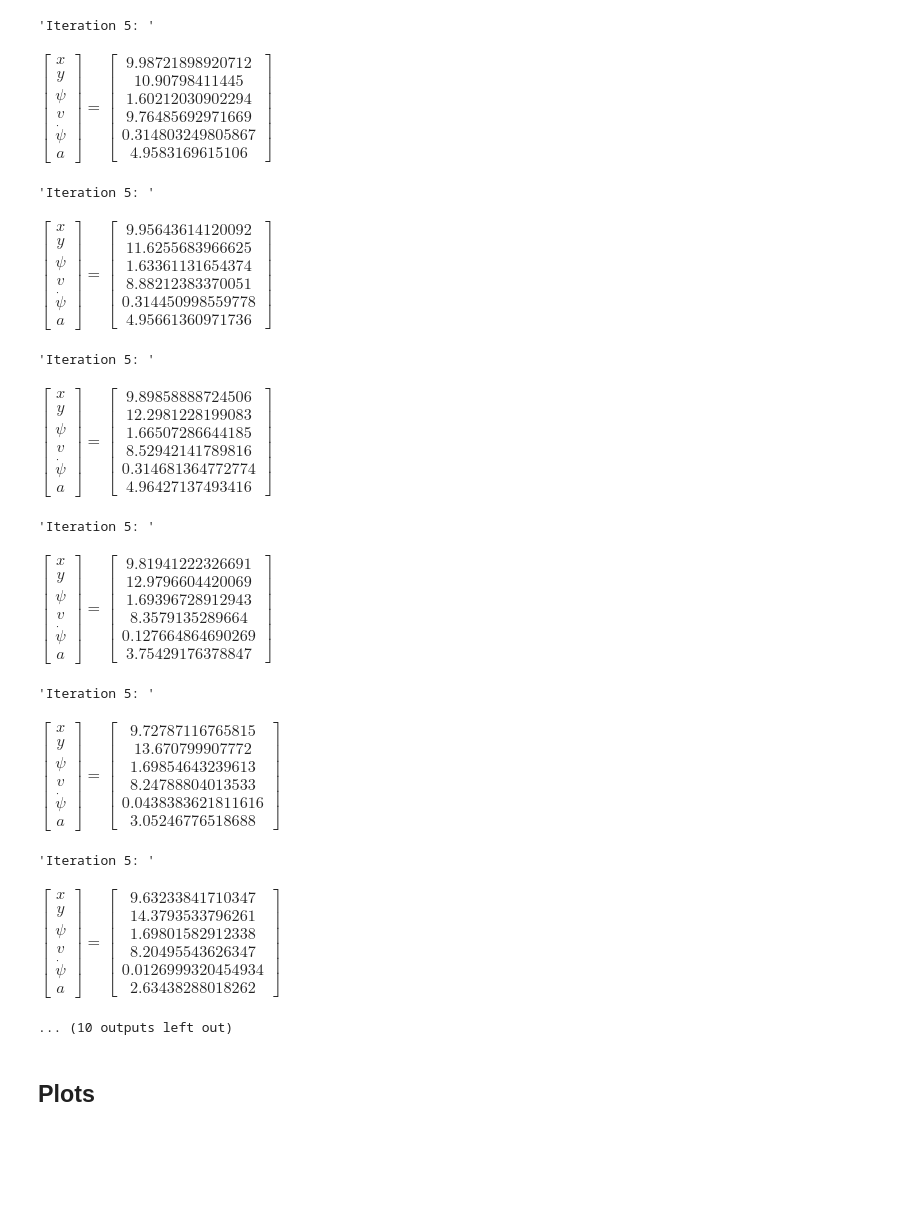
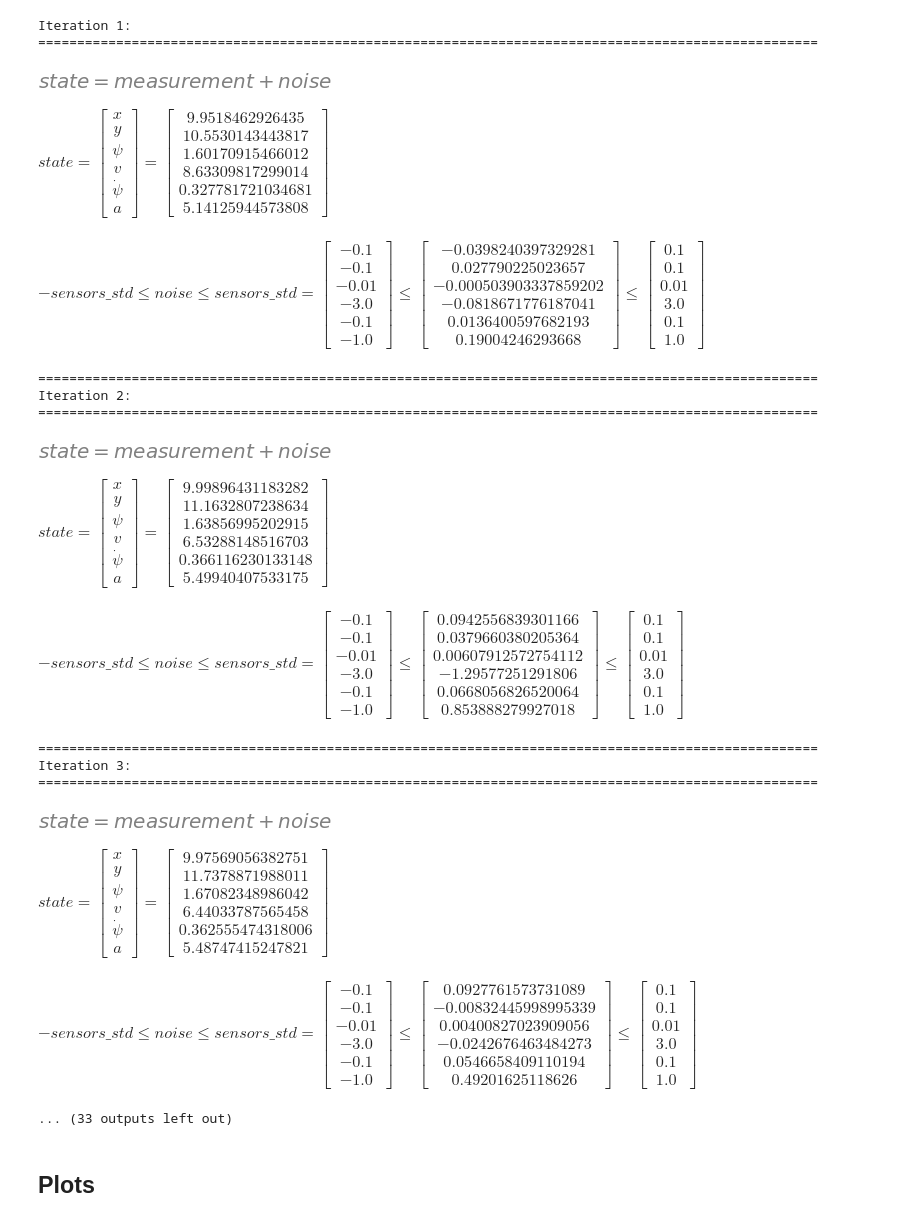
Before and after one commit to icaropires/objectlevel_fusion, a Jupyter notebook: utils/draft_EKF_temporal_alignment.ipynb, the cells around one changed output. Drawn from its saved outputs; the diff is of its cells as text; code cells hidden in the pictures; blank space fills up the shorter version.

Commit message:
Add noise visualization to EKF experiment and some other improvements to EKF experiment

```diff
--- a/utils/draft_EKF_temporal_alignment.ipynb
+++ b/utils/draft_EKF_temporal_alignment.ipynb
@@ -43,6 +73,10 @@ dstate=[]
 # %%
 import numpy as np
+from numpy.random import default_rng
+from sympy import Matrix, Eq, Le, Ge, symbols, init_printing
+from IPython.display import display
 
+init_printing()
 
 STATE_SIZE = 6 # States
 STATE_X_IDX, STATE_Y_IDX, STATE_YAW_IDX, STATE_VELOCITY_IDX, STATE_YAW_RATE_IDX, STATE_ACCELERATION_IDX = range(STATE_SIZE)
@@ -69,7 +103,7 @@ mock = np.array([
     [9.470145618432168, 16.47710804902005, 1.6336331769282042, 5.35, 1e-05, -7.0],
 ])
 
-def predict(x, P, Q):
+def predict(x, P, Q, dt):
     if np.abs(x[STATE_YAW_RATE_IDX]) < 0.00001: # Driving straight
         x[STATE_YAW_RATE_IDX] = 0.00001
 
@@ -176,7 +210,6 @@ def correct(measurement, x, P, R):
     # Update the error covariance
     P = (np.eye(STATE_SIZE) - K*JH)*P
 
-
     # TODO: Remove in main C++ code
     x0.append(float(x[0]))
     x1.append(float(x[1]))
@@ -203,60 +236,69 @@ def correct(measurement, x, P, R):
 
 
 if __name__ == '__main__':
-    P = np.diag([5.0, 5.0, 5.0, 5.0, 5.0, 5.0])
+    P = np.diag([10.0, 10.0, 10.0, 10.0, 10.0, 10.0])
 
     dt = 1/10
 
     variance_gps     = 0.5*8.8*dt**2  # assume 8.8m/s2 as maximum acceleration, forcing the vehicle
     variance_course  = 0.1*dt # assume 0.1rad/s as maximum turn rate for the vehicle
     variance_velocity= 8.8*dt # assume 8.8m/s2 as maximum acceleration, forcing the vehicle
     variance_yawrate = 1.0*dt # assume 1.0rad/s2 as the maximum turn rate acceleration for the vehicle
     variance_accel   = 0.5 # assume 0.5m/s2
 
-    # TODO: generate Q with filterpy
+    # TODO: Can be improved and calibratred
     Q = np.diag([variance_gps**2, variance_gps**2, variance_course**2, variance_velocity**2, variance_yawrate**2, variance_accel**2])
 
-    std_gps = 5.0 # standard deviation of gps measurement
+    std_gps = 0.1 # standard deviation of gps measurement
     std_speed = 3.0 # standard deviation of the speed measurement
     std_yawrate = 0.1 # standard deviation of the yawrate measurement
     std_yaw = 0.01 # standard deviation of the yaw measurement
     std_acc = 1.0 # standard deviation of the longitudinal acceleration
 
     R = np.diag([std_gps**2, std_gps**2, std_yaw**2, std_speed**2, std_yawrate**2, std_acc**2])
 
 
     inital_x, initial_y = 10, 10
     yaw = np.pi/2
     speed = 12
     yaw_rate = np.pi/10
     acc = 5
 
     x = np.array([[inital_x, initial_y, yaw, speed, yaw_rate, acc]], dtype='float64').T
 
-    for i, measurement in enumerate(mock):
-        # TODO: Remove in main C++ code
-        for i, std in enumerate([std_gps, std_gps, std_yaw, std_speed, std_yawrate, std_acc]):
-            noise = np.random.normal(0., std/200, 1)[0]
-            measurement[i] += noise
+    random_generator = default_rng()
 
-        x, P = predict(x, P, Q)
+    for i, measurement in enumerate(mock, 1):
+        sensors_std = np.array([std_gps, std_gps, std_yaw, std_speed, std_yawrate, std_acc])
+
+        # Adding noise
+        noises = (random_generator.random() for _ in sensors_std)
+        noises = np.array([n * 2*std - std for std, n in zip(sensors_std, noises)])  # Putting noises in std range
+        measurement += noises
+
+        x, P = predict(x, P, Q, dt)
         x, P = correct(measurement, x, P, R)
 
-        display(f'Iteration {i}: ', Eq(state, Matrix(x)))
+        log_state_and_noises(i, state, noises)
 # %% [output]
-'Iteration 5: '
+Iteration 1:
+====================================================================================================
+[figure, added]
-$\displaystyle \left[\begin{matrix}x\\y\\\psi\\v\\\dot\psi\\a\end{matrix}\right] = \left[\begin{matrix}9.98721898920712\\10.90798411445\\1.60212030902294\\9.76485692971669\\0.314803249805867\\4.9583169615106\end{matrix}\right]$
+$\displaystyle state = \left[\begin{matrix}x\\y\\\psi\\v\\\dot\psi\\a\end{matrix}\right] = \left[\begin{matrix}9.9518462926435\\10.5530143443817\\1.60170915466012\\8.63309817299014\\0.327781721034681\\5.14125944573808\end{matrix}\right]$
+$\displaystyle - sensors\_{std} \leq noise \leq sensors\_{std} = \left[\begin{matrix}-0.1\\-0.1\\-0.01\\-3.0\\-0.1\\-1.0\end{matrix}\right] \leq \left[\begin{matrix}-0.0398240397329281\\0.027790225023657\\-0.000503903337859202\\-0.0818671776187041\\0.0136400597682193\\0.19004246293668\end{matrix}\right] \leq \left[\begin{matrix}0.1\\0.1\\0.01\\3.0\\0.1\\1.0\end{matrix}\right]$
-'Iteration 5: '
+====================================================================================================
+Iteration 2:
+====================================================================================================
-$\displaystyle \left[\begin{matrix}x\\y\\\psi\\v\\\dot\psi\\a\end{matrix}\right] = \left[\begin{matrix}9.95643614120092\\11.6255683966625\\1.63361131654374\\8.88212383370051\\0.314450998559778\\4.95661360971736\end{matrix}\right]$
+[figure, added]
+$\displaystyle state = \left[\begin{matrix}x\\y\\\psi\\v\\\dot\psi\\a\end{matrix}\right] = \left[\begin{matrix}9.99896431183282\\11.1632807238634\\1.63856995202915\\6.53288148516703\\0.366116230133148\\5.49940407533175\end{matrix}\right]$
+$\displaystyle - sensors\_{std} \leq noise \leq sensors\_{std} = \left[\begin{matrix}-0.1\\-0.1\\-0.01\\-3.0\\-0.1\\-1.0\end{matrix}\right] \leq \left[\begin{matrix}0.0942556839301166\\0.0379660380205364\\0.00607912572754112\\-1.29577251291806\\0.0668056826520064\\0.853888279927018\end{matrix}\right] \leq \left[\begin{matrix}0.1\\0.1\\0.01\\3.0\\0.1\\1.0\end{matrix}\right]$
-'Iteration 5: '
+====================================================================================================
+Iteration 3:
+====================================================================================================
-$\displaystyle \left[\begin{matrix}x\\y\\\psi\\v\\\dot\psi\\a\end{matrix}\right] = \left[\begin{matrix}9.89858888724506\\12.2981228199083\\1.66507286644185\\8.52942141789816\\0.314681364772774\\4.96427137493416\end{matrix}\right]$
+[figure, added]
+$\displaystyle state = \left[\begin{matrix}x\\y\\\psi\\v\\\dot\psi\\a\end{matrix}\right] = \left[\begin{matrix}9.97569056382751\\11.7378871988011\\1.67082348986042\\6.44033787565458\\0.362555474318006\\5.48747415247821\end{matrix}\right]$
+$\displaystyle - sensors\_{std} \leq noise \leq sensors\_{std} = \left[\begin{matrix}-0.1\\-0.1\\-0.01\\-3.0\\-0.1\\-1.0\end{matrix}\right] \leq \left[\begin{matrix}0.0927761573731089\\-0.00832445998995339\\0.00400827023909056\\-0.0242676463484273\\0.0546658409110194\\0.49201625118626\end{matrix}\right] \leq \left[\begin{matrix}0.1\\0.1\\0.01\\3.0\\0.1\\1.0\end{matrix}\right]$
-'Iteration 5: '
+... (33 outputs left out)
-$\displaystyle \left[\begin{matrix}x\\y\\\psi\\v\\\dot\psi\\a\end{matrix}\right] = \left[\begin{matrix}9.81941222326691\\12.9796604420069\\1.69396728912943\\8.3579135289664\\0.127664864690269\\3.75429176378847\end{matrix}\right]$
-'Iteration 5: '
-$\displaystyle \left[\begin{matrix}x\\y\\\psi\\v\\\dot\psi\\a\end{matrix}\right] = \left[\begin{matrix}9.72787116765815\\13.670799907772\\1.69854643239613\\8.24788804013533\\0.0438383621811616\\3.05246776518688\end{matrix}\right]$
-'Iteration 5: '
-$\displaystyle \left[\begin{matrix}x\\y\\\psi\\v\\\dot\psi\\a\end{matrix}\right] = \left[\begin{matrix}9.63233841710347\\14.3793533796261\\1.69801582912338\\8.20495543626347\\0.0126999320454934\\2.63438288018262\end{matrix}\right]$
-... (10 outputs left out)
 # %% [markdown]
 ## Plots
 # %%
```
Also changed, not shown: parts of 6 cells of this notebook, 1 other file.
